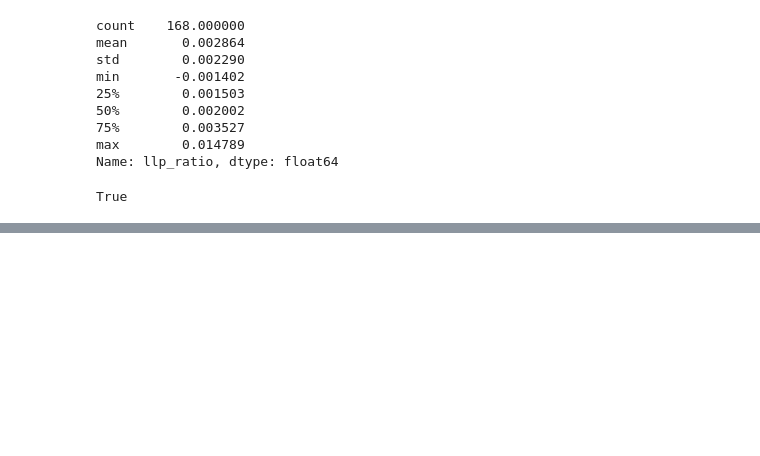
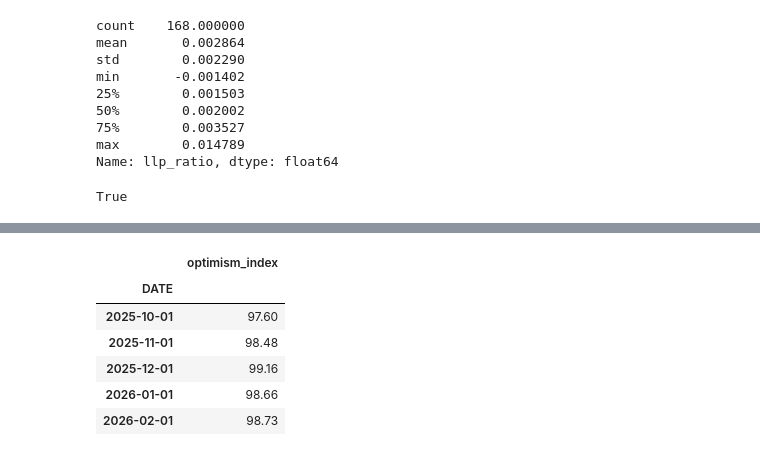
Before and after one commit to lukeroy007/4915_capstone, a Jupyter notebook: notebooks/01_data_collection.ipynb, the cells around one changed output, grey strips where cells are left out. Saved outputs shown, nothing was run; the diff lists cells and outputs as text; code cells hidden in the pictures; blank space fills up the shorter version.

```diff
--- a/notebooks/01_data_collection.ipynb
+++ b/notebooks/01_data_collection.ipynb
@@ -331,0 +355,23 @@ True
+# %%
+# Keep relevant rows and columns
+
+optimism = optimism_raw[["Date", "Small Business Optimism Index"]].copy()
+# %%
+# rename columns
+
+optimism.columns = ["DATE", "optimism_index"]
+# %%
+optimism["DATE"] = pd.to_datetime(optimism["DATE"])
+optimism = optimism.set_index("DATE")
+optimism = optimism.sort_index()
+# %%
+optimism.head()
+optimism.tail()
+# %% [output]
+|  | optimism_index |
+| DATE |  |
+| 2025-10-01 | 97.60 |
+| 2025-11-01 | 98.48 |
+| 2025-12-01 | 99.16 |
+| 2026-01-01 | 98.66 |
+| 2026-02-01 | 98.73 |
```
Also changed, not shown: parts of 7 cells of this notebook, 2 other files.
